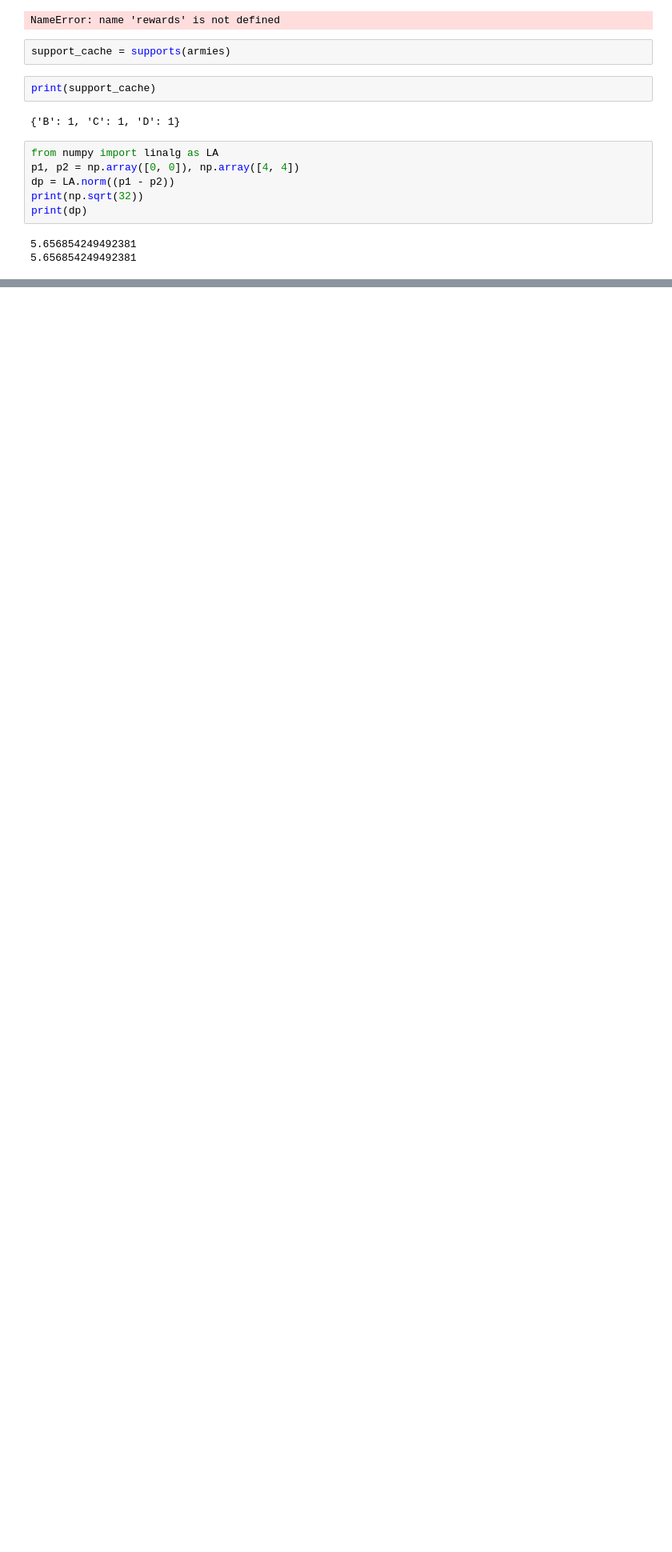
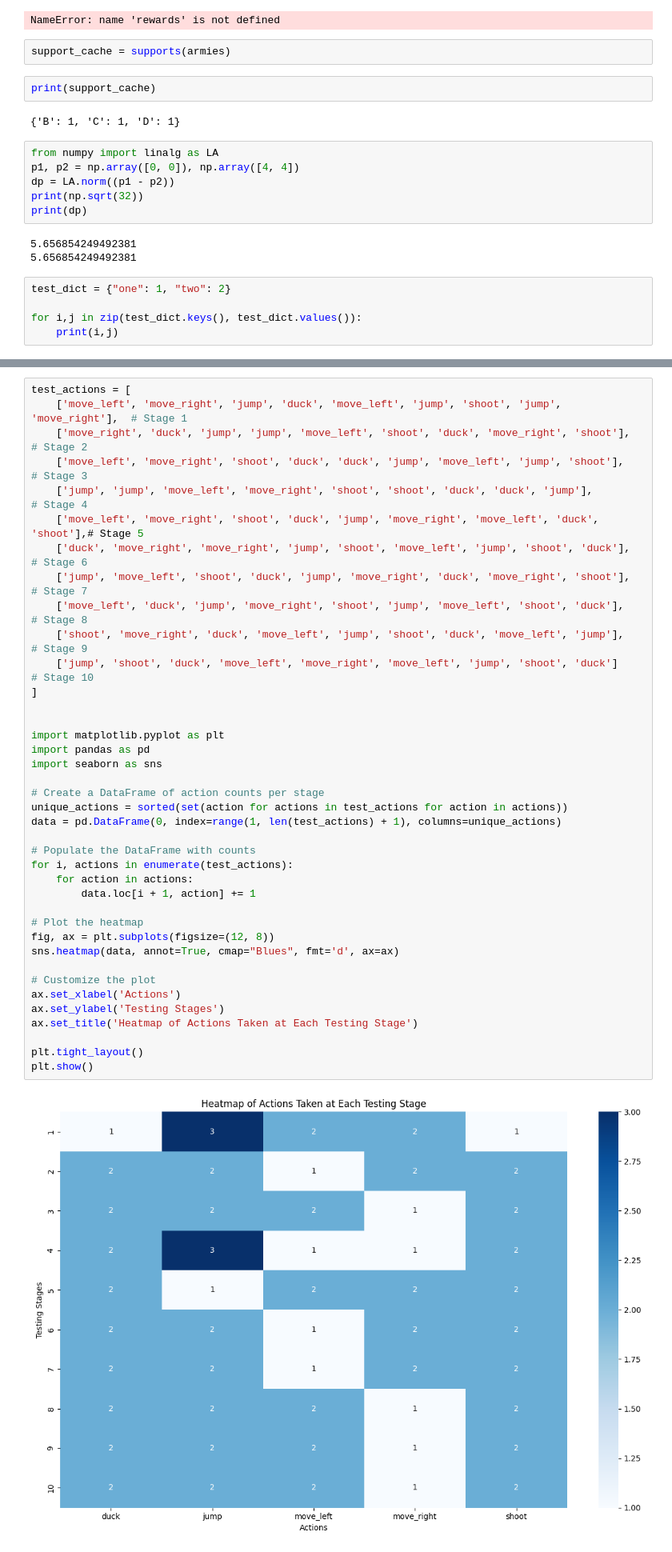
Before and after one commit to KevinHan1209/mini_behavior, a Jupyter notebook: testNotebook.ipynb, the cells around one changed output, grey strips where cells are left out. Shown: that part at 80% size. Saved outputs shown, nothing was run; the diff lists cells and outputs as text; blank space fills up the shorter version.

```diff
--- a/testNotebook.ipynb
+++ b/testNotebook.ipynb
@@ -166,3 +214,8 @@ print(dp)
 # %% [output]
 5.656854249492381
 5.656854249492381
+# %%
+test_dict = {"one": 1, "two": 2}
+
+for i,j in zip(test_dict.keys(), test_dict.values()):
+    print(i,j)
@@ -168,0 +225,41 @@ print(dp)
+# %%
+test_actions = [
+    ['move_left', 'move_right', 'jump', 'duck', 'move_left', 'jump', 'shoot', 'jump', 'move_right'],  # Stage 1
+    ['move_right', 'duck', 'jump', 'jump', 'move_left', 'shoot', 'duck', 'move_right', 'shoot'],      # Stage 2
+    ['move_left', 'move_right', 'shoot', 'duck', 'duck', 'jump', 'move_left', 'jump', 'shoot'],      # Stage 3
+    ['jump', 'jump', 'move_left', 'move_right', 'shoot', 'shoot', 'duck', 'duck', 'jump'],           # Stage 4
+    ['move_left', 'move_right', 'shoot', 'duck', 'jump', 'move_right', 'move_left', 'duck', 'shoot'],# Stage 5
+    ['duck', 'move_right', 'move_right', 'jump', 'shoot', 'move_left', 'jump', 'shoot', 'duck'],     # Stage 6
+    ['jump', 'move_left', 'shoot', 'duck', 'jump', 'move_right', 'duck', 'move_right', 'shoot'],     # Stage 7
+    ['move_left', 'duck', 'jump', 'move_right', 'shoot', 'jump', 'move_left', 'shoot', 'duck'],      # Stage 8
+    ['shoot', 'move_right', 'duck', 'move_left', 'jump', 'shoot', 'duck', 'move_left', 'jump'],      # Stage 9
+    ['jump', 'shoot', 'duck', 'move_left', 'move_right', 'move_left', 'jump', 'shoot', 'duck']       # Stage 10
+]
+
+
+import matplotlib.pyplot as plt
+import pandas as pd
+import seaborn as sns
+
+# Create a DataFrame of action counts per stage
+unique_actions = sorted(set(action for actions in test_actions for action in actions))
+data = pd.DataFrame(0, index=range(1, len(test_actions) + 1), columns=unique_actions)
+
+# Populate the DataFrame with counts
+for i, actions in enumerate(test_actions):
+    for action in actions:
+        data.loc[i + 1, action] += 1
+
+# Plot the heatmap
+fig, ax = plt.subplots(figsize=(12, 8))
+sns.heatmap(data, annot=True, cmap="Blues", fmt='d', ax=ax)
+
+# Customize the plot
+ax.set_xlabel('Actions')
+ax.set_ylabel('Testing Stages')
+ax.set_title('Heatmap of Actions Taken at Each Testing Stage')
+
+plt.tight_layout()
+plt.show()
+# %% [output]
+[figure, added]
```
Also changed, not shown: parts of 4 cells of this notebook, 8 other files.
